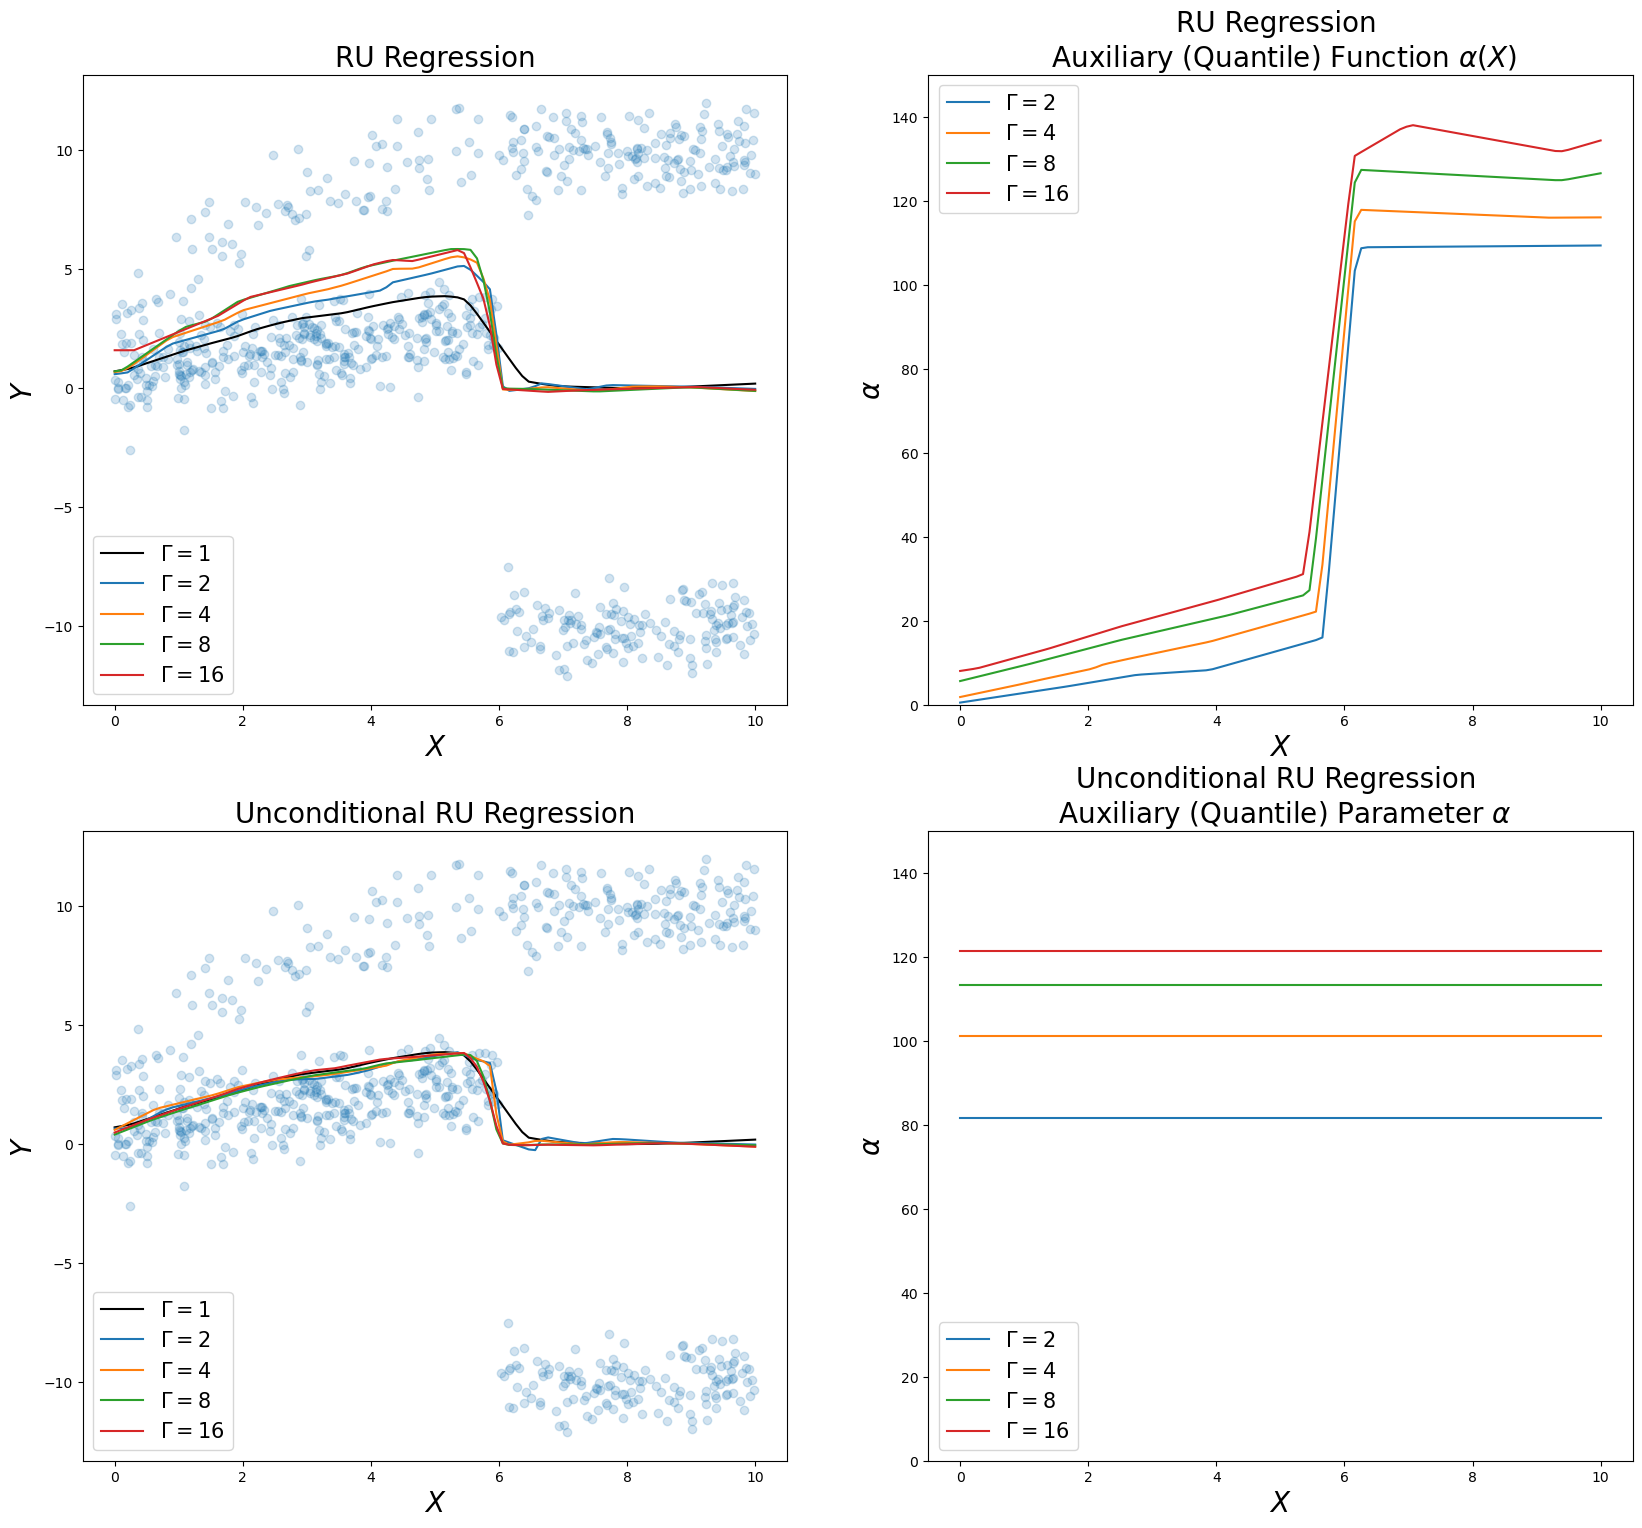
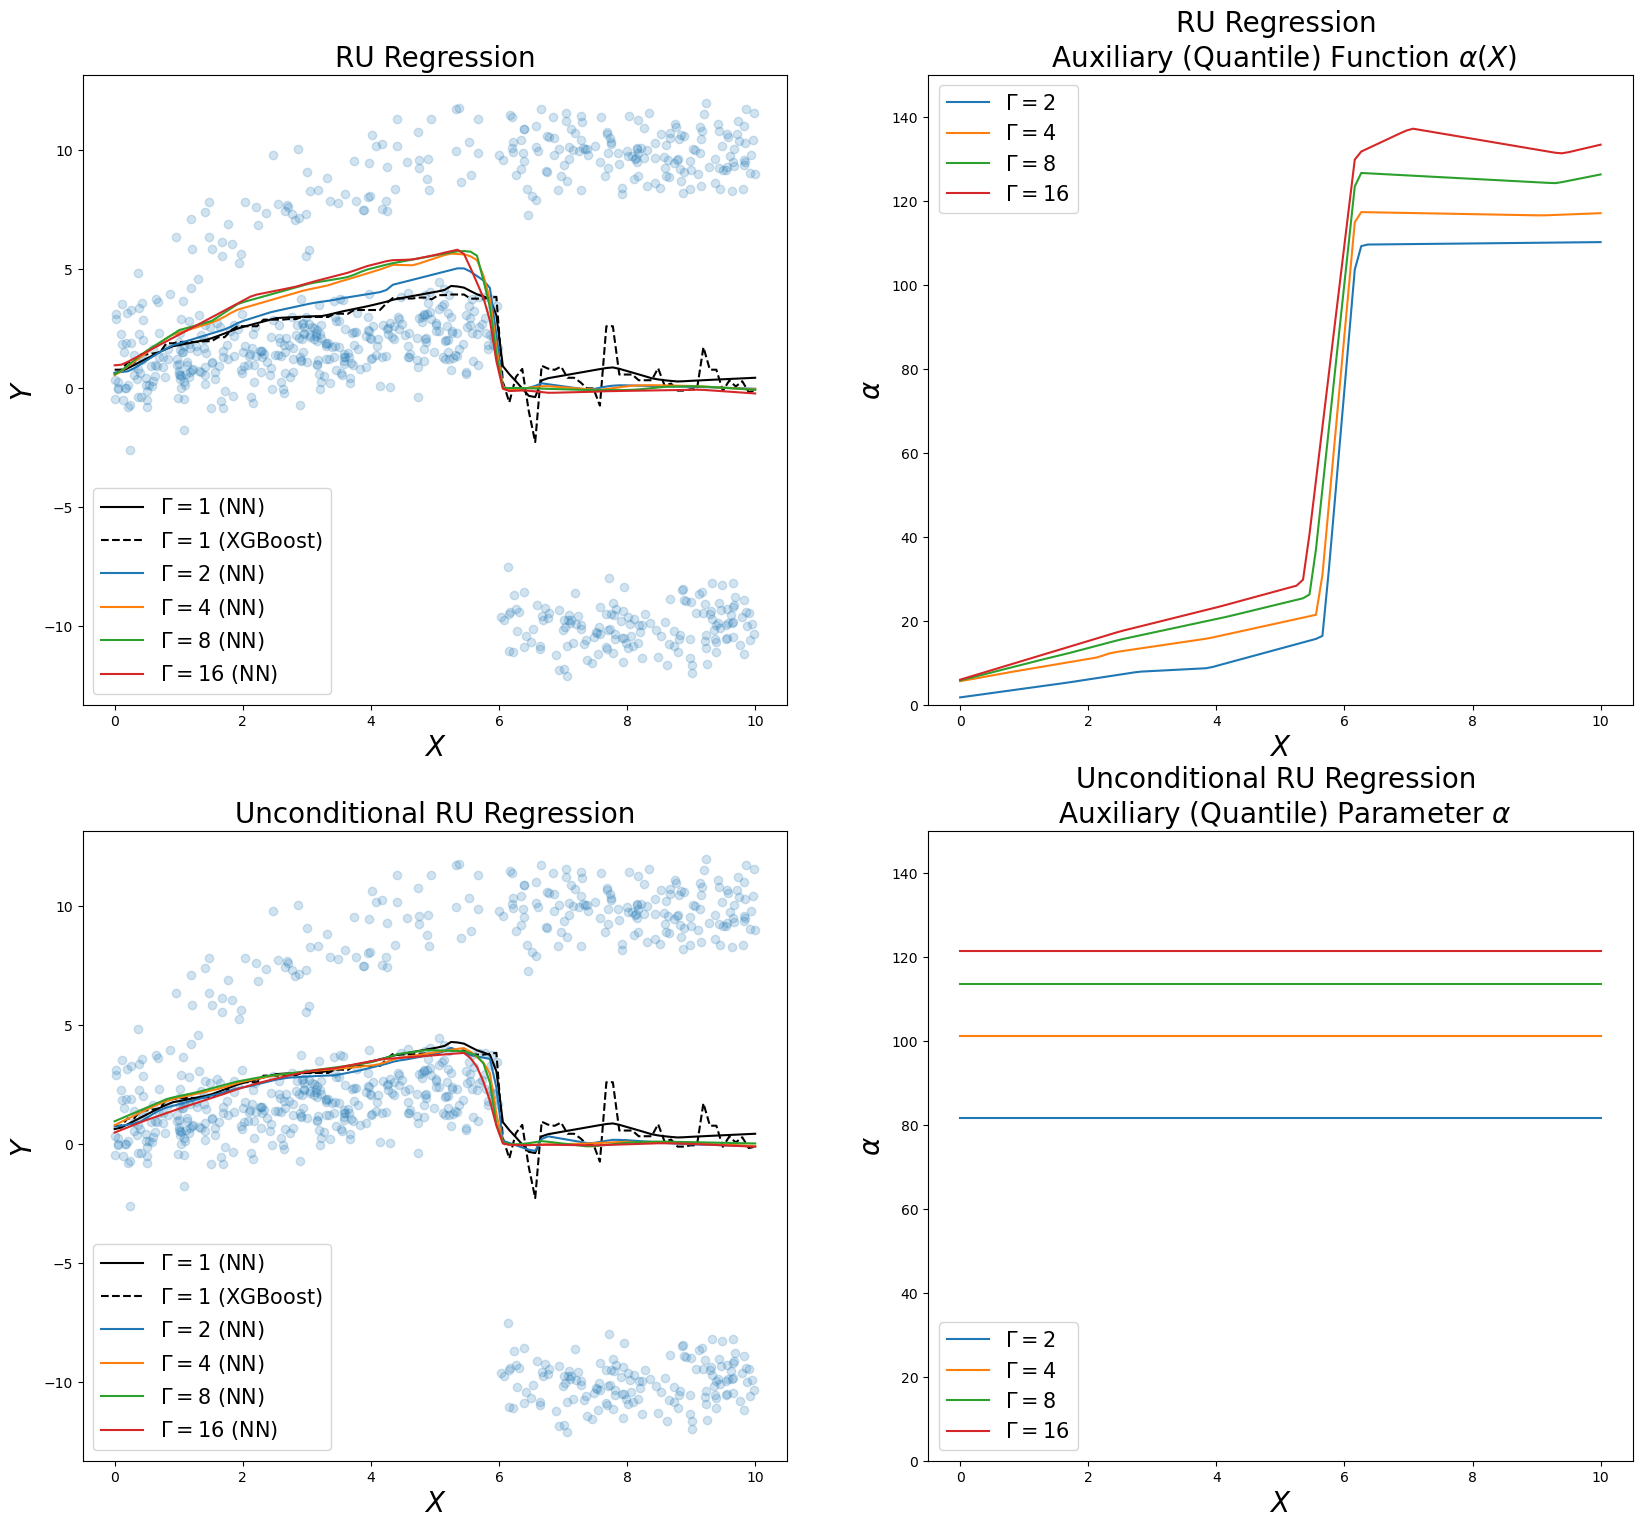
The change to this notebook cell's code, shown as a diff; its figure went from the first image to the second:
--- before
+++ after
@@ -6,8 +6,7 @@
 fontsize=20
 
-
 for i in range(len(cond_dros)):
     ax[0, 0].plot(cond_dros[i]["X"].to_numpy().flatten(), cond_dros[i]["y"].to_numpy().flatten(), 
-                   label=names[i], c=colors[i])
+                   label=names[i] + " (NN)", c=colors[i])
     if i!=0 :
         ax[0, 1].plot(cond_dros[i]["X"].to_numpy().flatten(), cond_dros[i]["alpha"].to_numpy().flatten(), 
@@ -16,5 +15,10 @@
                    label=names[i], c=colors[i])
     ax[1, 0].plot(joint_dros[i]["X"].to_numpy().flatten(), joint_dros[i]["y"].to_numpy().flatten(), 
-                   label=names[i], c=colors[i])
+                   label=names[i] + " (NN)", c=colors[i])
+    if i == 0:
+        ax[0, 0].plot(xgboost["X"].to_numpy().flatten(), xgboost["y"].to_numpy().flatten(), 
+                       label=r"$\Gamma=1$" + " (XGBoost)", c="black", ls="--")
+        ax[1, 0].plot(xgboost["X"].to_numpy().flatten(), xgboost["y"].to_numpy().flatten(), 
+                       label=r"$\Gamma=1$" + " (XGBoost)", c="black", ls="--")
 
 for i in [0, 1]:

Commit: training xgboost hyperparameters